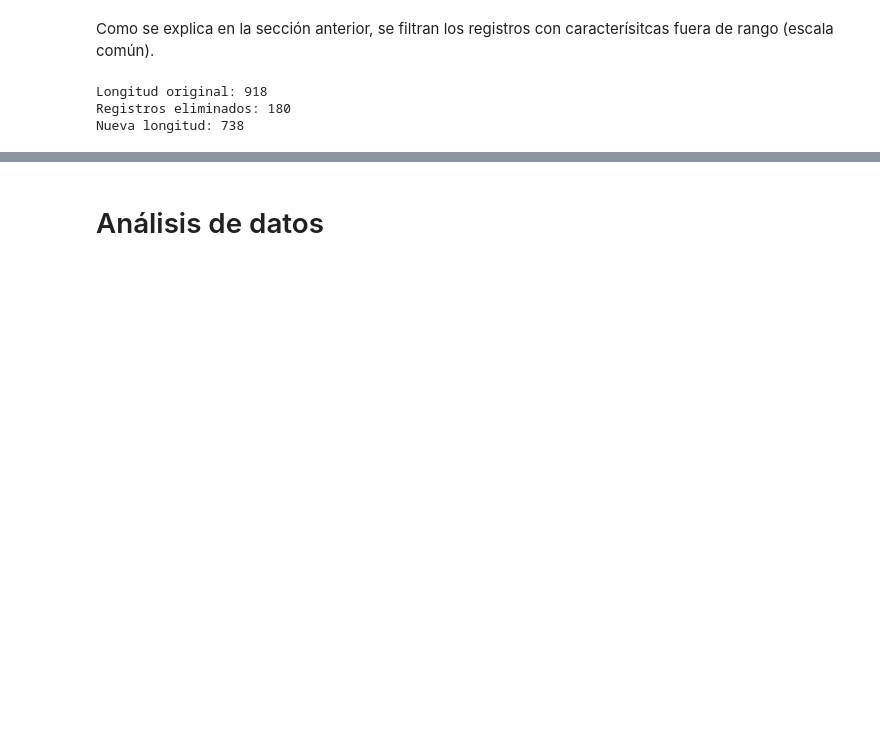
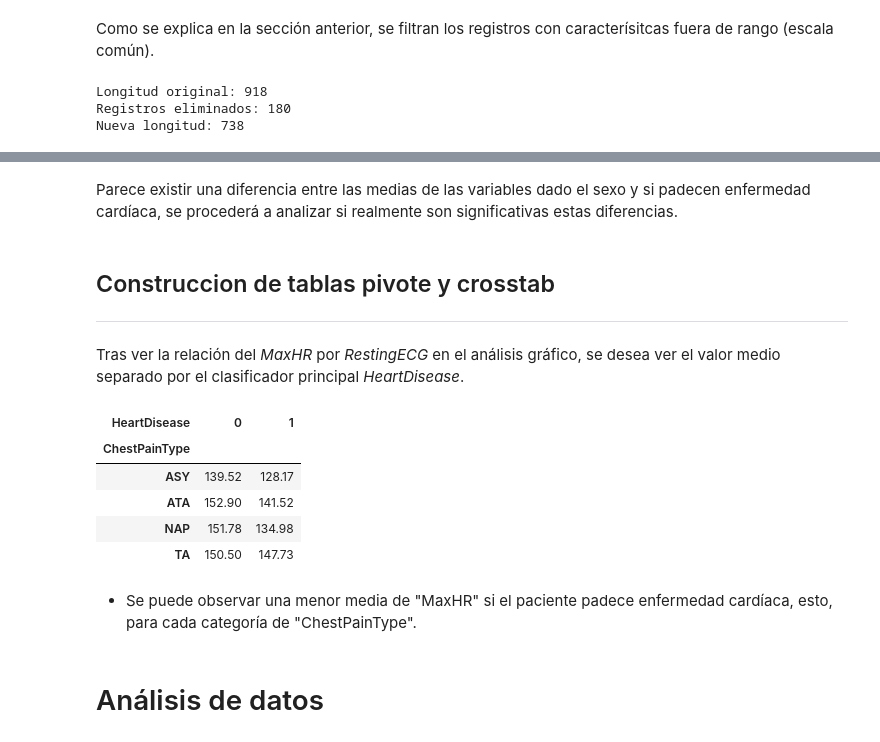
Before and after one commit to AndresF100/Projects_UNAL, a Jupyter notebook: Módulo 2/Proyecto Módulo 2.ipynb, the cells around one changed output, grey strips where cells are left out. Saved outputs shown, nothing was run; the diff lists cells and outputs as text; code cells hidden in the pictures; blank space fills up the shorter version.

```diff
--- a/Módulo 2/Proyecto Módulo 2.ipynb
+++ b/Módulo 2/Proyecto Módulo 2.ipynb
@@ -387,3 +354,21 @@ Nueva longitud: 738
+# %% [markdown]
+Parece existir una diferencia entre las medias de las variables dado el sexo y si padecen enfermedad cardíaca, se procederá a analizar si realmente son significativas estas diferencias.
+# %% [markdown]
+## Construccion de tablas pivote y crosstab
+----
+# %% [markdown]
+Tras ver la relación del *MaxHR* por *RestingECG* en el análisis gráfico, se desea ver el valor medio separado por el clasificador principal *HeartDisease*.
+# %%
+data_fixed.pivot_table(index="ChestPainType",columns="HeartDisease",values="MaxHR",aggfunc="mean").round(2)
+# %% [output]
+| HeartDisease | 0 | 1 |
+| ChestPainType |  |  |
+| ASY | 139.52 | 128.17 |
+| ATA | 152.90 | 141.52 |
+| NAP | 151.78 | 134.98 |
+| TA | 150.50 | 147.73 |
+# %% [markdown]
+* Se puede observar una menor media de "MaxHR" si el paciente padece enfermedad cardíaca, esto, para cada categoría de "ChestPainType".
 # %% [markdown]
 # Análisis de datos
 # %% [markdown]
```
Also changed, not shown: parts of 29 cells of this notebook.
